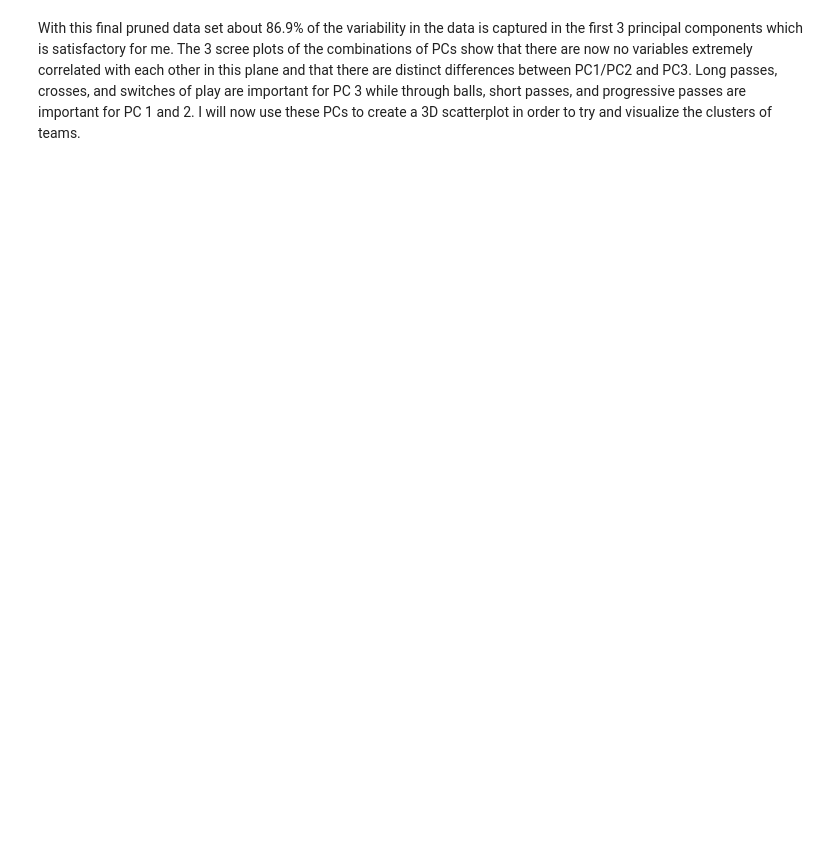
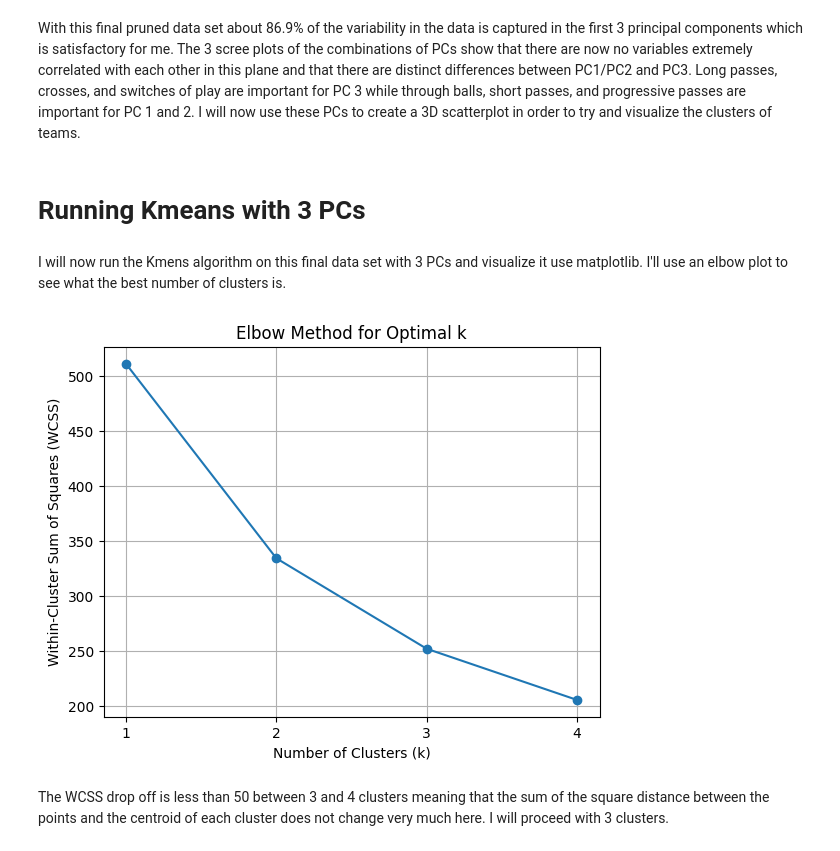
Before and after one commit to Owenp25/-Top-5-Football-Leagues-Clustering-Analysis, a Jupyter notebook: Top_5_Football_Leagues_Clustering_Teams_by_Passing_Play_Style.ipynb, the cells around one changed output. Drawn from its saved outputs; the diff is of its cells as text; code cells hidden in the pictures; blank space fills up the shorter version.

```diff
--- a/Top_5_Football_Leagues_Clustering_Teams_by_Passing_Play_Style.ipynb
+++ b/Top_5_Football_Leagues_Clustering_Teams_by_Passing_Play_Style.ipynb
@@ -1026,2 +1023,28 @@ plt.show()
 # %% [markdown]
 With this final pruned data set about 86.9% of the variability in the data is captured in the first 3 principal components which is satisfactory for me. The 3 scree plots of the combinations of PCs show that there are now no variables extremely correlated with each other in this plane and that there are distinct differences between PC1/PC2 and PC3. Long passes, crosses, and switches of play are important for PC 3 while through balls, short passes, and progressive passes are important for PC 1 and 2. I will now use these PCs to create a 3D scatterplot in order to try and visualize the clusters of teams.
+# %% [markdown]
+# **Running Kmeans with 3 PCs**
+# %% [markdown]
+I will now run the Kmens algorithm on this final data set with 3 PCs and visualize it use matplotlib. I'll use an elbow plot to see what the best number of clusters is.
+# %%
+# within sums of squares list
+wcss = []
+
+# add wcss to the list for each amount of clusters
+for k in range(1, 5):
+    kmeans = KMeans(n_clusters=k, random_state=42)
+    kmeans.fit(top5_pass_style_pca_2)
+    wcss.append(kmeans.inertia_)
+
+# Plot the WCSS for different values of k
+plt.plot(range(1, 5), wcss, marker='o')
+plt.xlabel('Number of Clusters (k)')
+plt.ylabel('Within-Cluster Sum of Squares (WCSS)')
+plt.title('Elbow Method for Optimal k')
+plt.xticks(range(1, 5))
+plt.grid()
+plt.show()
+# %% [output]
+[figure, added]
+# %% [markdown]
+The WCSS drop off is less than 50 between 3 and 4 clusters meaning that the sum of the square distance between the points and the centroid of each cluster does not change very much here. I will proceed with 3 clusters.
```
Also changed, not shown: parts of 4 cells of this notebook.
